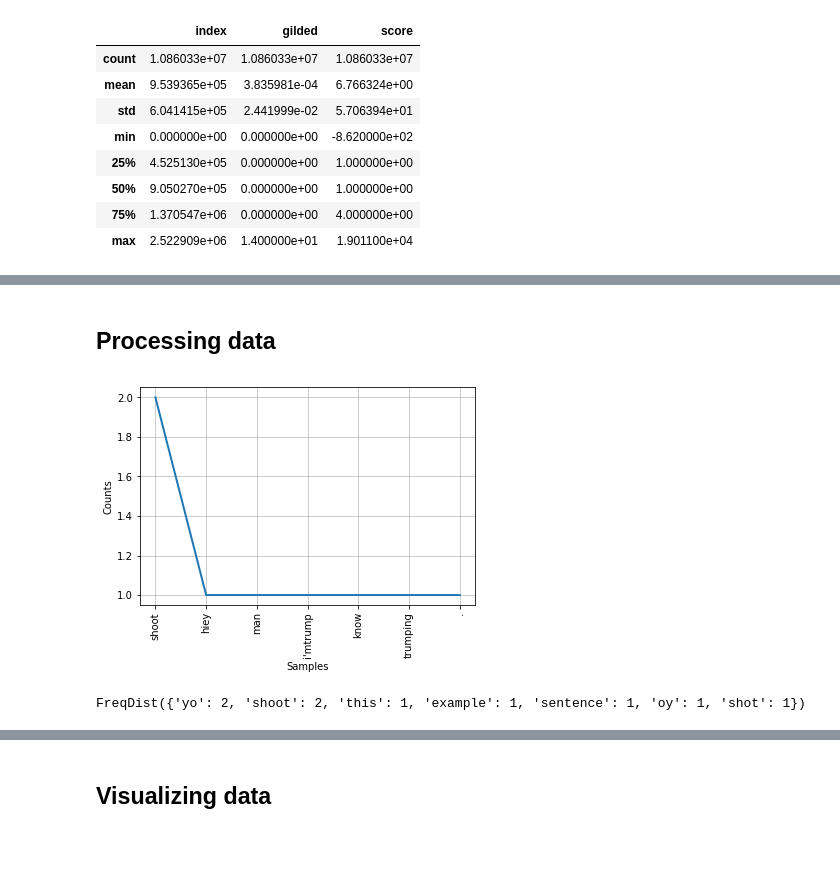
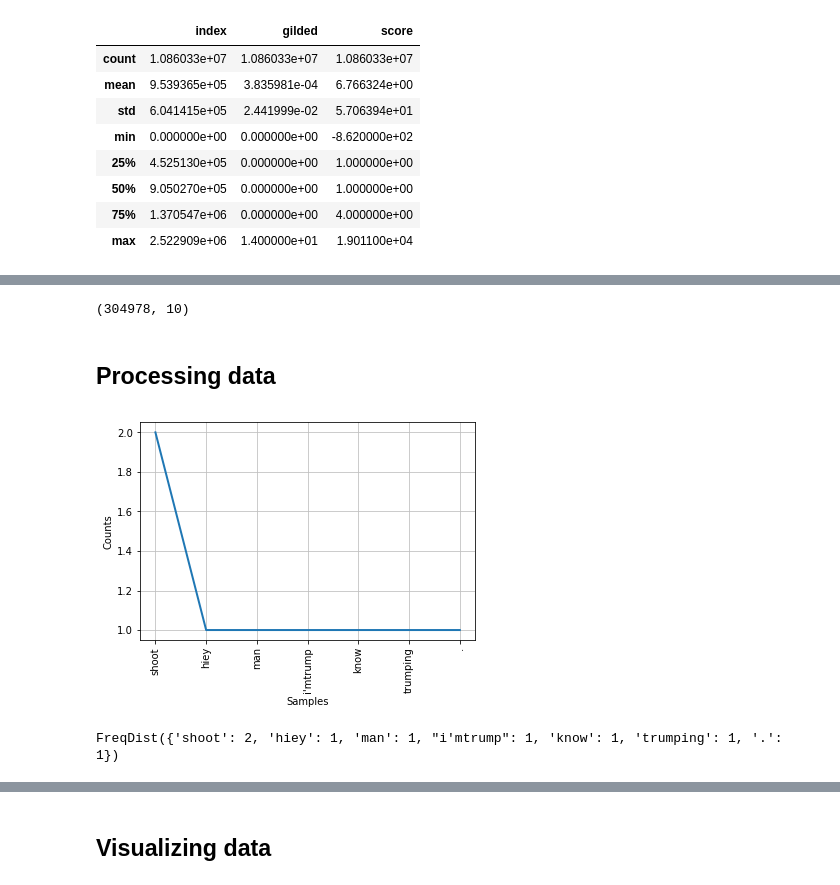
Before and after one commit to arthishow/Project, a Jupyter notebook: Final project.ipynb, the cells around one changed output, grey strips where cells are left out. Cells and saved outputs as stored; diff of their text form; code cells hidden in the pictures; blank space fills up the shorter version.

Commit message:
flair treatment

```diff
--- a/Final project.ipynb
+++ b/Final project.ipynb
@@ -146,3 +195,7 @@ politics
+# %%
+flair_city_politics.shape
+# %% [output]
+(304978, 10)
 # %% [markdown]
 ## Processing data
 # %%
@@ -173,13 +226,15 @@ def nlp_wordcount(body, lemmatizer=nltk.WordNetLemmatizer(), stops=set(nltk.corp
         fdist[lemmatizer.lemmatize(word.lower())] += 1
     return fdist
 # %%
-nlp_wordcount("hiey man I'mtrump you know who it is trumping shoot shoots.").plot()
+fdist = nlp_wordcount("hiey man I'mtrump you know who it is trumping shoot shoots.")
-# %% [output]
-[figure, removed]
+# %%
+fdist.plot()
+# %% [output]
+[figure, added]
 # %%
 fdist
 # %% [output]
-FreqDist({'yo': 2, 'shoot': 2, 'this': 1, 'example': 1, 'sentence': 1, 'oy': 1, 'shot': 1})
+FreqDist({'shoot': 2, 'hiey': 1, 'man': 1, "i'mtrump": 1, 'know': 1, 'trumping': 1, '.': 1})
 # %%
 sample = politics.sample(10).copy()
 
```
Also changed, not shown: parts of 13 cells of this notebook, 1 other file.
